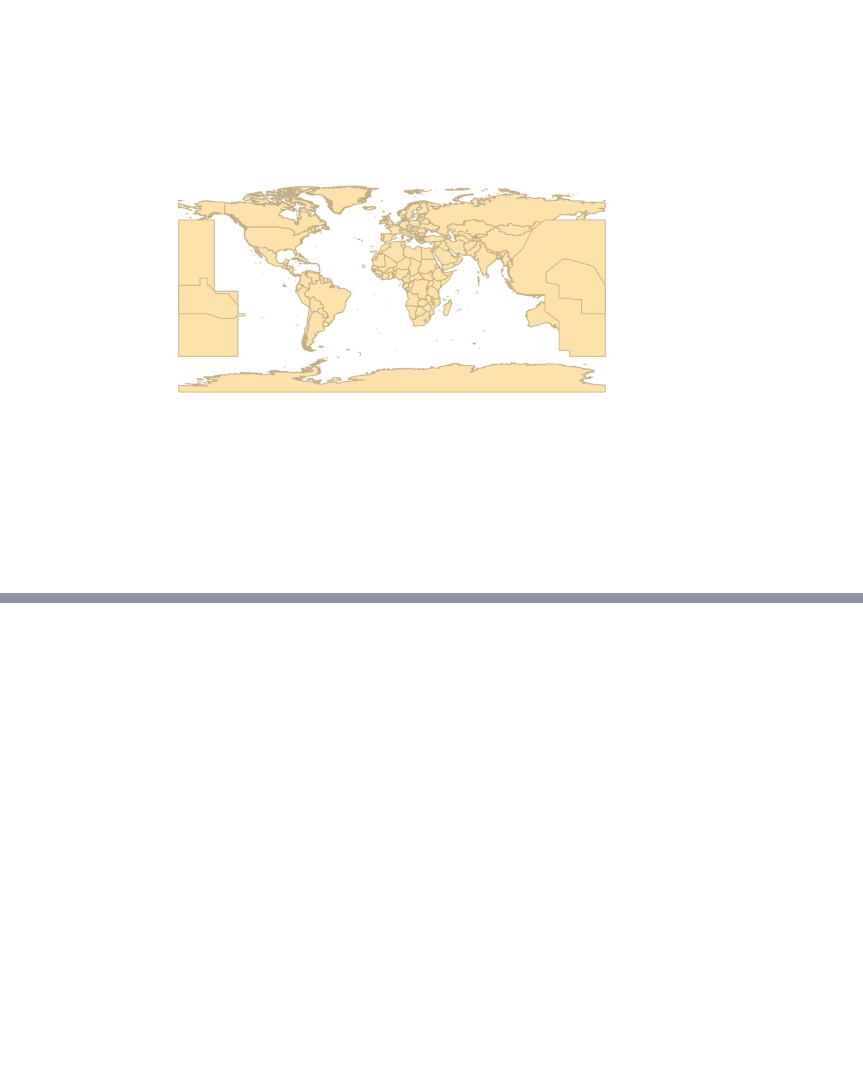
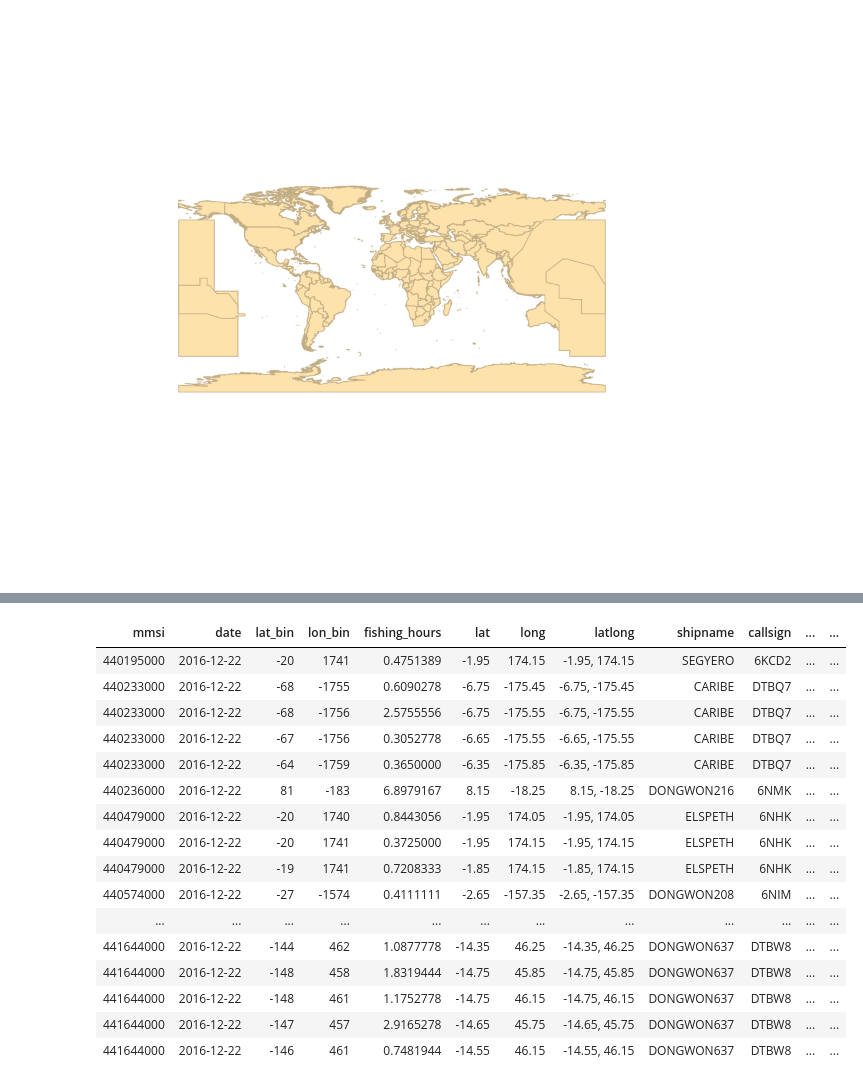
Before and after one commit to ericnost/gfw, a Jupyter notebook: gfw_analysis.ipynb, the cells around one changed output, grey strips where cells are left out. Drawn from its saved outputs; the diff is of its cells as text; code cells hidden in the pictures; blank space fills up the shorter version.

Commit message:
full first run

```diff
--- a/gfw_analysis.ipynb
+++ b/gfw_analysis.ipynb
@@ -81,9 +82,6 @@ Traceback:
 # %%
-
 #load main vessel DB
-setwd("~/OneDrive - University of Guelph/research/GFW/vessels")
-vessels_full <- read_csv("vessels.csv")
+vessels_full <- read_csv("https://raw.githubusercontent.com/ericnost/gfw/setup/data/vessels.csv")
 
 #load WCPFC DB
-setwd("~/OneDrive - University of Guelph/research/GFW/")
-wcpfc <- read_csv("RFV_database_export.csv")
+wcpfc <- read_csv("https://raw.githubusercontent.com/ericnost/gfw/setup/data/RFV_database_export.csv")
@@ -90 +150,24 @@ wcpfc <- read_csv("RFV_database_export.csv")
+# %%
+#join vessels and effort
+dongwon_fishing<-merge(dailies_filtered, filtered, by = "mmsi")
+allother_fishing<-merge(dailies_extracted, vessels_full, by ="mmsi")
+dongwon_fishing
+# %% [output]
+| mmsi | date | lat_bin | lon_bin | fishing_hours | lat | long | latlong | shipname | callsign | ... | ... |
+| 440195000 | 2016-12-22 | -20 | 1741 | 0.4751389 | -1.95 | 174.15 | -1.95, 174.15 | SEGYERO | 6KCD2 | ... | ... |
+| 440233000 | 2016-12-22 | -68 | -1755 | 0.6090278 | -6.75 | -175.45 | -6.75, -175.45 | CARIBE | DTBQ7 | ... | ... |
+| 440233000 | 2016-12-22 | -68 | -1756 | 2.5755556 | -6.75 | -175.55 | -6.75, -175.55 | CARIBE | DTBQ7 | ... | ... |
+| 440233000 | 2016-12-22 | -67 | -1756 | 0.3052778 | -6.65 | -175.55 | -6.65, -175.55 | CARIBE | DTBQ7 | ... | ... |
+| 440233000 | 2016-12-22 | -64 | -1759 | 0.3650000 | -6.35 | -175.85 | -6.35, -175.85 | CARIBE | DTBQ7 | ... | ... |
+| 440236000 | 2016-12-22 | 81 | -183 | 6.8979167 | 8.15 | -18.25 | 8.15, -18.25 | DONGWON216 | 6NMK | ... | ... |
+| 440479000 | 2016-12-22 | -20 | 1740 | 0.8443056 | -1.95 | 174.05 | -1.95, 174.05 | ELSPETH | 6NHK | ... | ... |
+| 440479000 | 2016-12-22 | -20 | 1741 | 0.3725000 | -1.95 | 174.15 | -1.95, 174.15 | ELSPETH | 6NHK | ... | ... |
+| 440479000 | 2016-12-22 | -19 | 1741 | 0.7208333 | -1.85 | 174.15 | -1.85, 174.15 | ELSPETH | 6NHK | ... | ... |
+| 440574000 | 2016-12-22 | -27 | -1574 | 0.4111111 | -2.65 | -157.35 | -2.65, -157.35 | DONGWON208 | 6NIM | ... | ... |
+| ... | ... | ... | ... | ... | ... | ... | ... | ... | ... | ... | ... |
+| 441644000 | 2016-12-22 | -144 | 462 | 1.0877778 | -14.35 | 46.25 | -14.35, 46.25 | DONGWON637 | DTBW8 | ... | ... |
+| 441644000 | 2016-12-22 | -148 | 458 | 1.8319444 | -14.75 | 45.85 | -14.75, 45.85 | DONGWON637 | DTBW8 | ... | ... |
+| 441644000 | 2016-12-22 | -148 | 461 | 1.1752778 | -14.75 | 46.15 | -14.75, 46.15 | DONGWON637 | DTBW8 | ... | ... |
+| 441644000 | 2016-12-22 | -147 | 457 | 2.9165278 | -14.65 | 45.75 | -14.65, 45.75 | DONGWON637 | DTBW8 | ... | ... |
+| 441644000 | 2016-12-22 | -146 | 461 | 0.7481944 | -14.55 | 46.15 | -14.55, 46.15 | DONGWON637 | DTBW8 | ... | ... |
 # %%
```
Also changed, not shown: parts of 23 cells of this notebook, 1 other file.
